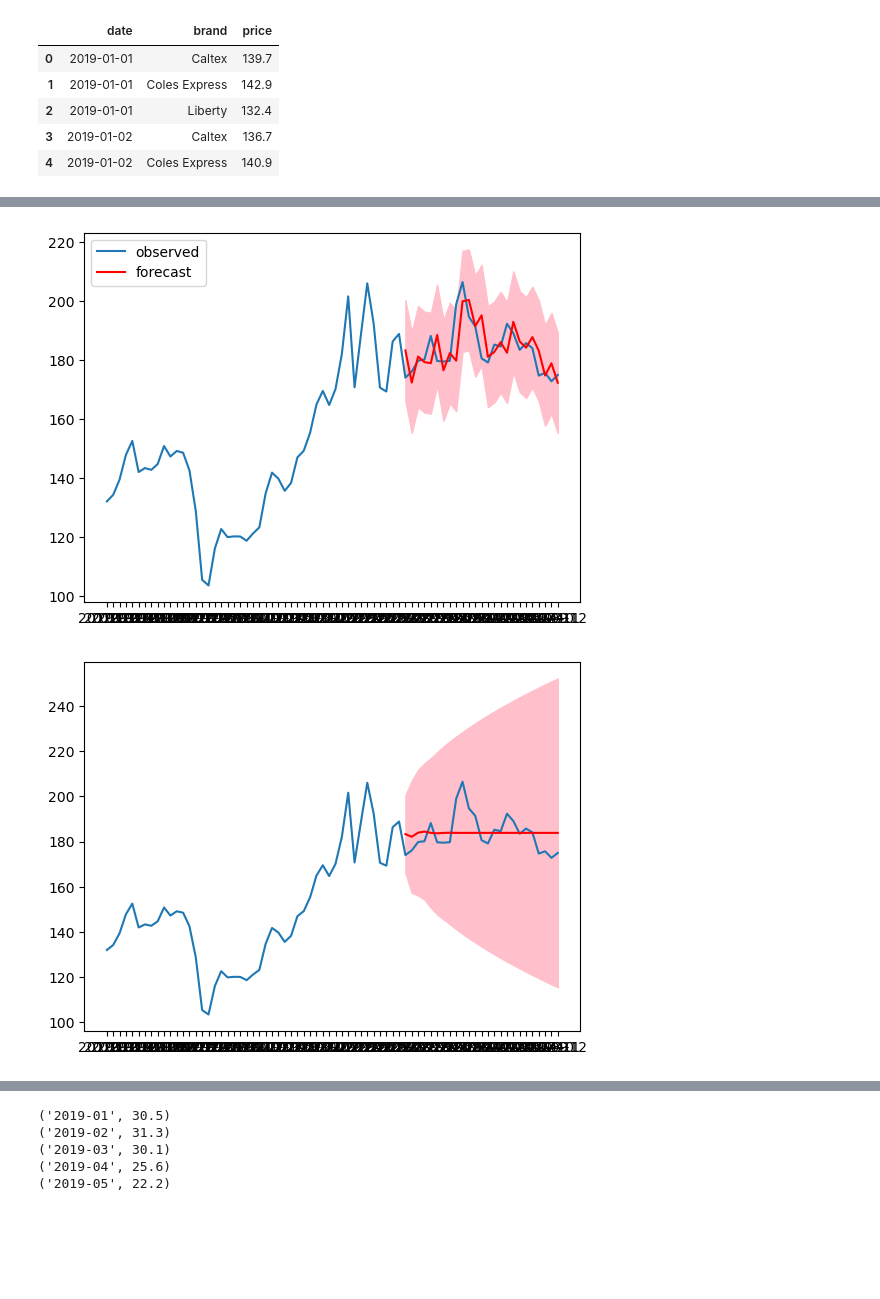
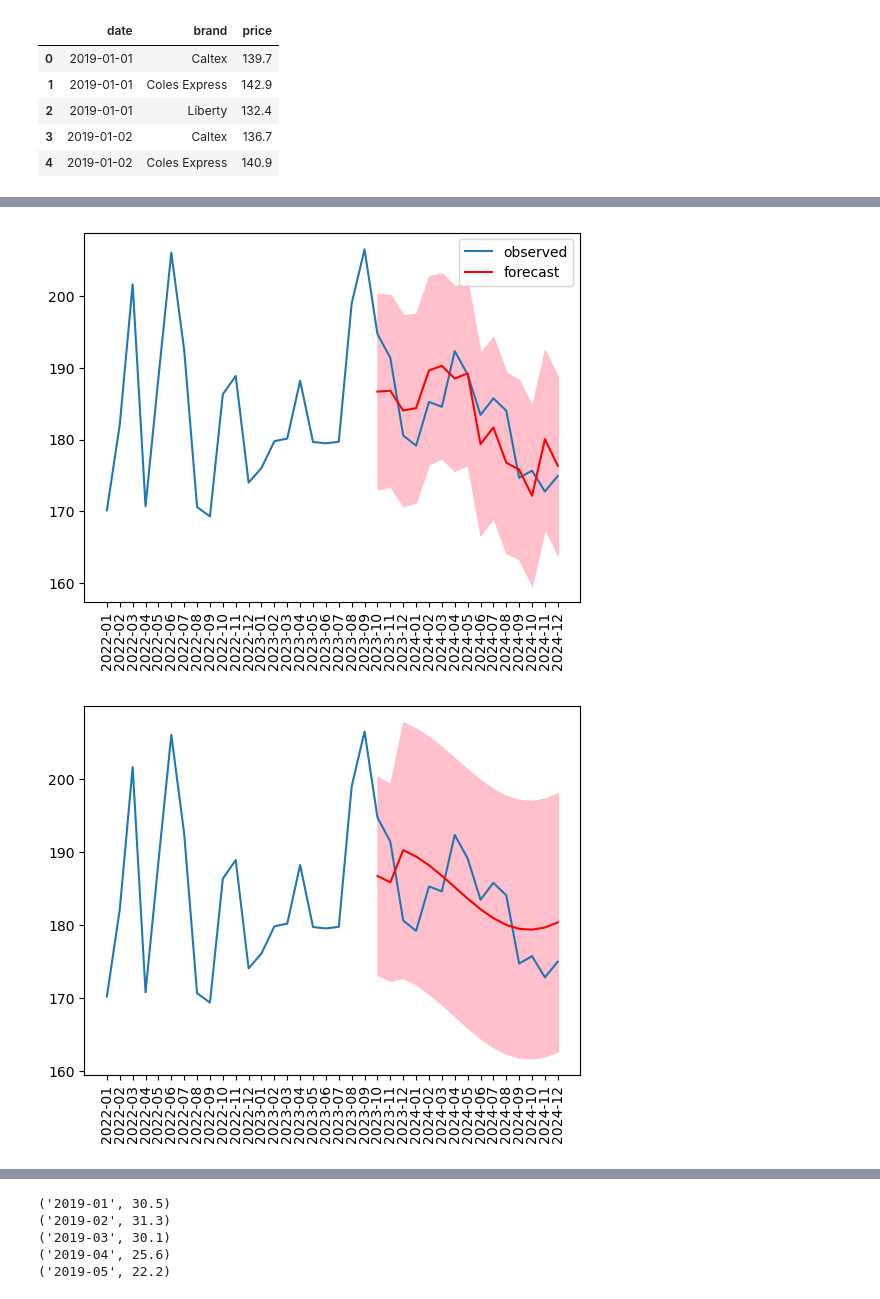
Before and after one commit to moscmh/portfolio, a Jupyter notebook: Time_Series/Perth_Fuel_Forecast/perth_fuel.ipynb, the cells around one changed output, grey strips where cells are left out. Saved outputs shown, nothing was run; the diff lists cells and outputs as text; code cells hidden in the pictures; blank space fills up the shorter version.

```diff
--- a/Time_Series/Perth_Fuel_Forecast/perth_fuel.ipynb
+++ b/Time_Series/Perth_Fuel_Forecast/perth_fuel.ipynb
@@ -69,3 +70,5 @@ Number of columns: 3
+# %%
+df = pd.read_excel('perth_fuel.xlsx').iloc[:,1:]
 # %%
 df.drop_duplicates(inplace=True)
 print(f"Number of rows: {df.shape[0]}")
@@ -105,4 +110,5 @@ df['date'] = df['month_year']
 # %%
 # Group dataset by date and aggregate by price's mean
 df_uni = df.groupby(['date'])['price'].agg('mean')
-df_uni
+# Narrow down to 3 years data
+df_uni = df_uni[36:]
@@ -246,7 +237,6 @@ order_df.sort_values(['aic', 'bic'])
 # %%
-from statsmodels.tsa.arima.model import ARIMA
 # fit model
-model = ARIMA(df_uni, order=(2,1,0))
+model = ARIMA(df_uni, order=(2,0,4)) # order=(2,1,0)
 model_fit = model.fit()
 # summary of fit model
 print(model_fit.summary())
@@ -296,26 +286,28 @@ max      132.023148
 dtype: float64
 # %%
 # Forecast (one-step ahead in-sample prediction)
-forecast = model_fit.get_prediction(start=-25)
+forecast = model_fit.get_prediction(start=-15) # start = -25
 # Mean forecast
 mean_forecast = forecast.predicted_mean
 # Confident intervals
 conf_int = forecast.conf_int()
 
 # Plot
 plt.figure()
 plt.plot(df_uni.index.to_series().astype('str'), df_uni, label='observed')
 # Prediction
 plt.plot(mean_forecast.index.to_series().astype('str'), mean_forecast.values, color='red', label='forecast')
 # Uncertainty area
 plt.fill_between(mean_forecast.index.to_series().astype('str'), conf_int['lower price'], conf_int['upper price'], color='pink')
+# X-axis tick labels
+plt.xticks(rotation=90)
 plt.legend()
 plt.show()
 # %% [output]
-[figure, old version]
+[figure, new version]
 # %%
 # Forecast (Dynamic in-sample prediction)
-forecast = model_fit.get_prediction(start=-25, dynamic=True)
+forecast = model_fit.get_prediction(start=-15, dynamic=True) # start=-25
 # Mean forecast
 mean_forecast = forecast.predicted_mean
 # Confident intervals
@@ -328,8 +320,10 @@ plt.plot(df_uni.index.to_series().astype('str'), df_uni)
 plt.plot(mean_forecast.index.to_series().astype('str'), mean_forecast.values, color='red', label='forecast')
 # Uncertainty area
 plt.fill_between(mean_forecast.index.to_series().astype('str'), conf_int['lower price'], conf_int['upper price'], color='pink')
+# X-axis tick labels
+plt.xticks(rotation=90)
 plt.show()
 # %% [output]
-[figure, old version]
+[figure, new version]
 # %%
 # Forecast (Out-sample prediction)
```
Also changed, not shown: parts of 43 cells of this notebook, 1 other file.
